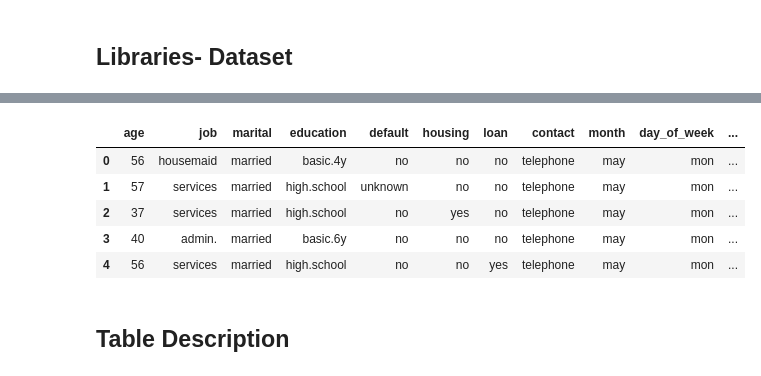
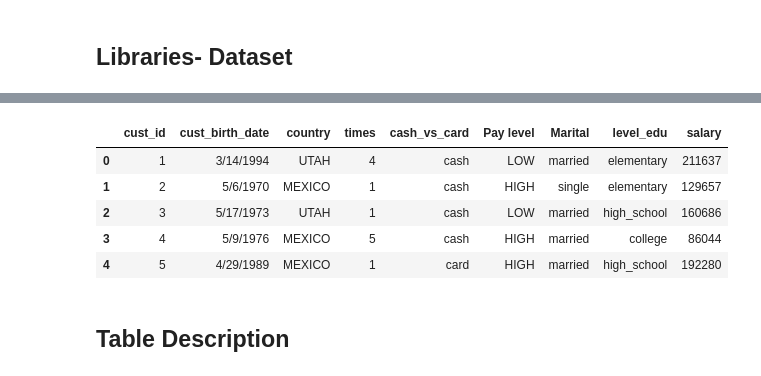
Before and after one commit to josegabrielguerrero26/CSE450-machinelearning, a Jupyter notebook: final/trustlevel.ipynb, the cells around one changed output, grey strips where cells are left out. Saved outputs shown, nothing was run; the diff lists cells and outputs as text; code cells hidden in the pictures.

```diff
--- a/final/trustlevel.ipynb
+++ b/final/trustlevel.ipynb
@@ -50,12 +28,14 @@ Successfully installed imblearn-0.0
+# %%
+cus = pd.read_csv('/content/cust_test.csv')
 # %%
-campaign.head(5)
+cus.head(5)
 # %% [output]
-|  | age | job | marital | education | default | housing | loan | contact | month | day_of_week | ... |
-| 0 | 56 | housemaid | married | basic.4y | no | no | no | telephone | may | mon | ... |
-| 1 | 57 | services | married | high.school | unknown | no | no | telephone | may | mon | ... |
-| 2 | 37 | services | married | high.school | no | yes | no | telephone | may | mon | ... |
-| 3 | 40 | admin. | married | basic.6y | no | no | no | telephone | may | mon | ... |
-| 4 | 56 | services | married | high.school | no | no | yes | telephone | may | mon | ... |
+|  | cust_id | cust_birth_date | country | times | cash_vs_card | Pay level | Marital | level_edu | salary |
+| 0 | 1 | 3/14/1994 | UTAH | 4 | cash | LOW | married | elementary | 211637 |
+| 1 | 2 | 5/6/1970 | MEXICO | 1 | cash | HIGH | single | elementary | 129657 |
+| 2 | 3 | 5/17/1973 | UTAH | 1 | cash | LOW | married | high_school | 160686 |
+| 3 | 4 | 5/9/1976 | MEXICO | 5 | cash | HIGH | married | college | 86044 |
+| 4 | 5 | 4/29/1989 | MEXICO | 1 | card | HIGH | married | high_school | 192280 |
 # %% [markdown]
 
 ## Table Description
```
Also changed, not shown: parts of 3 cells of this notebook.
